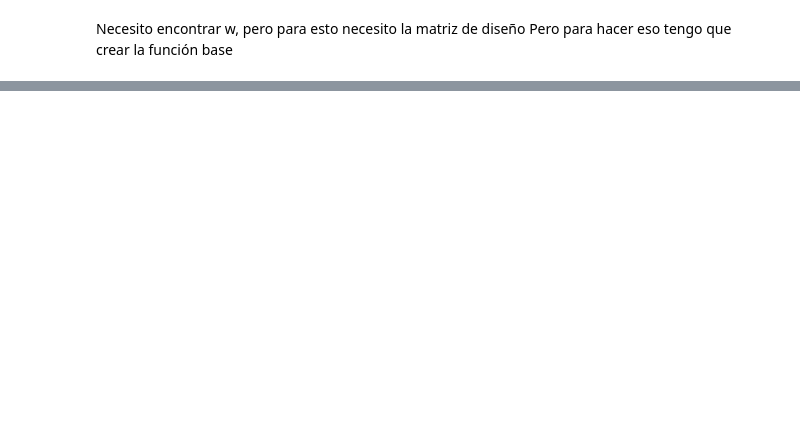
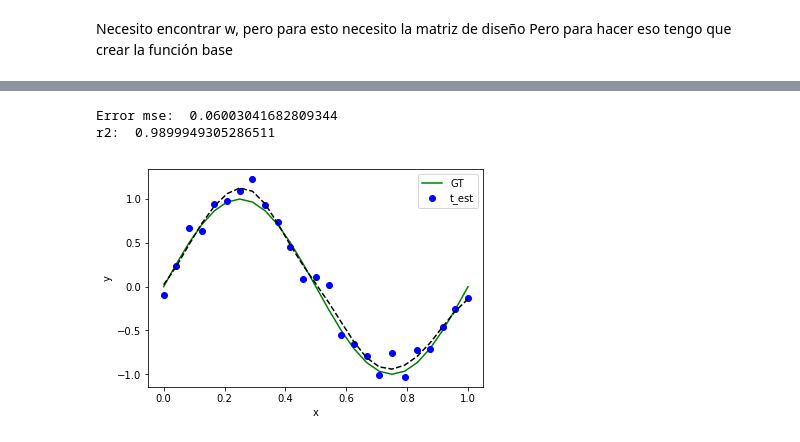
Before and after one commit to mhdelta/machineLearningUtp, a Jupyter notebook: simpleRegressionFirstLaboratory.ipynb, the cells around one changed output, grey strips where cells are left out. Cells and saved outputs as stored; diff of their text form; code cells hidden in the pictures; blank space fills up the shorter version.

```diff
--- a/simpleRegressionFirstLaboratory.ipynb
+++ b/simpleRegressionFirstLaboratory.ipynb
@@ -87,0 +106,27 @@ r2:  0.9927739156713774
+# %%
+# Calcular la matriz phi
+lam = 0.099 # valor lamba de regularización
+M = 40
+MPHI = desingMatrix(x, M, fbaseExp)
+MPHIT = MPHI.T
+w_ml_reg = np.linalg.inv(MPHIT@MPHI + lam * np.eye(M)).dot(MPHIT@t_obs)
+#print("El modelo w_ml_reg es: ", w_ml_reg)
+yEst = MPHI@(w_ml_reg)
+
+plt.plot(x, t_real, '-g')
+plt.plot(x, t_obs, 'ob')
+plt.plot(x, yEst, '--k')
+plt.xlabel("x")
+plt.ylabel("y")
+plt.legend(('GT', 't_est'))
+error_mse = 0.5*(t_real-yEst).dot(t_real-yEst)
+print("Error mse: ", error_mse)
+
+# El grado de correlación cuadrático debe ser de 98
+from sklearn.metrics import r2_score
+
+print("r2: ", r2_score(t_real, yEst))
+# %% [output]
+Error mse:  0.06003041682809344
+r2:  0.9899949305286511
+[figure, added]
```
Also changed, not shown: parts of 8 cells of this notebook.
